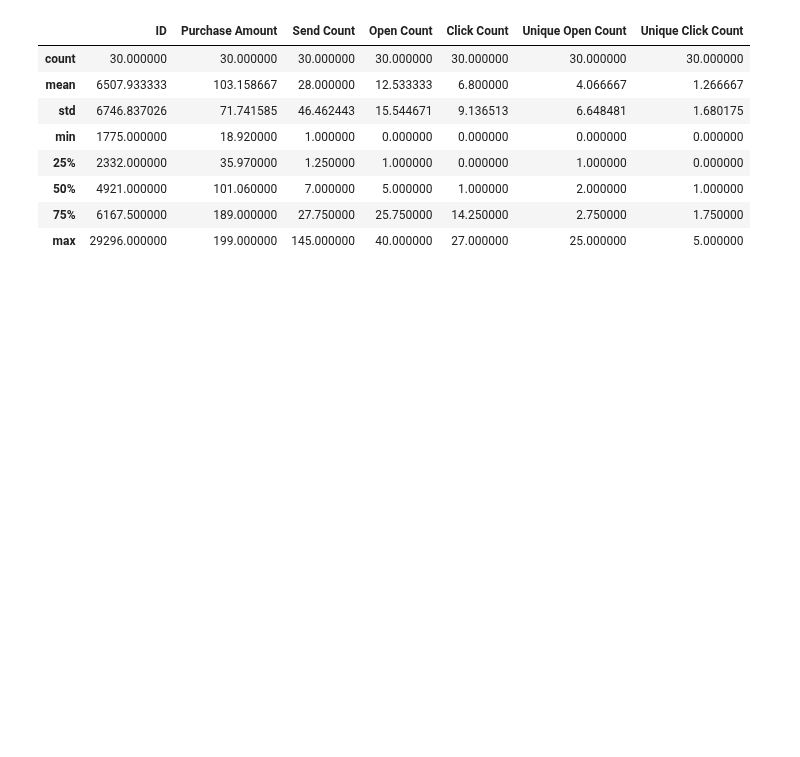
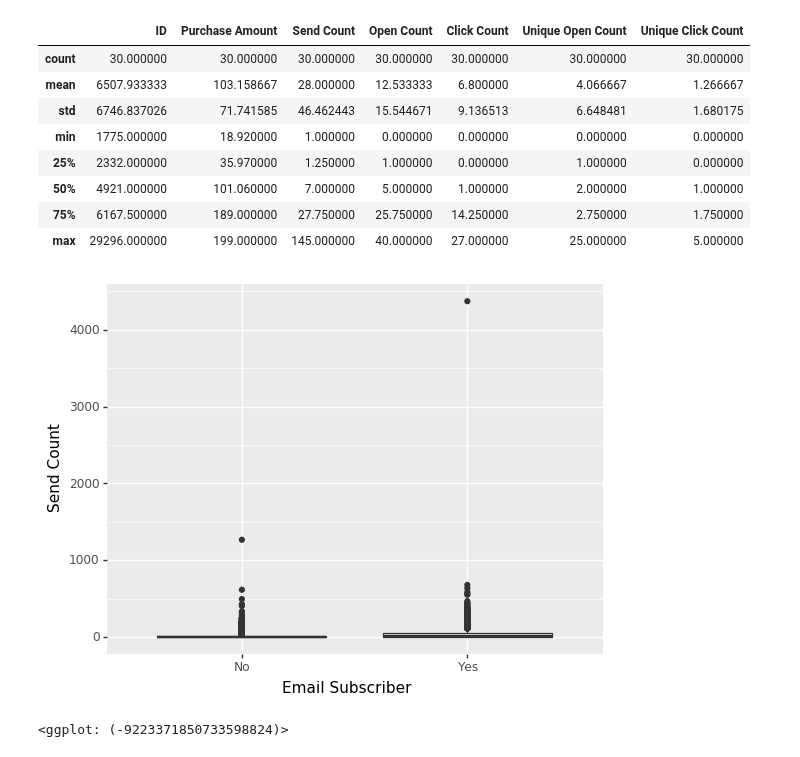
Before and after one commit to jgonz100/MGSC410-Final, a Jupyter notebook: eda.ipynb, the cells around one changed output. Cells and saved outputs as stored; diff of their text form; code cells hidden in the pictures; blank space fills up the shorter version.

```diff
--- a/eda.ipynb
+++ b/eda.ipynb
@@ -31,6 +31,7 @@ import datetime
 ### Subscriber Data
 # %%
 subscriber = pd.read_csv("data/subscriber.csv")
+subscriber_full = pd.read_csv("data/subscriber_dummies.csv")
 subscriber.head()
 # %% [output]
 |  | ID | Language | Subscription Type | Subscription Event Type | Purchase Store | Purchase Amount | Currency | ... |
@@ -163,6 +164,20 @@ for index in subscriber.index:
 subscriber['Purchase Amount'] = subscriber['Purchase Amount'].apply(lambda x: round(x, 2))
 #subscriber.to_csv("data/subscriber_clean.csv")
 subscriber.head(20)
+
+for index in subscriber_full.index:
+    if subscriber_full.at[index, 'Currency'] is np.nan:
+        continue
+    elif subscriber_full.at[index, 'Currency'] != 'USD':
+        current_val = subscriber_full.at[index, 'Purchase Amount']
+        new_val = current_val * usd_convert[subscriber_full.at[index, 'Currency']]
+        subscriber_full.at[index, 'Purchase Amount'] = new_val
+        subscriber_full.at[index, 'Currency'] = 'USD'
+    else:
+        continue
+
+subscriber_full['Purchase Amount'] = subscriber_full['Purchase Amount'].apply(lambda x: round(x, 2))
+subscriber_full.head()
 # %% [output]
 |  | ID | Language | Subscription Type | Subscription Event Type | Purchase Store | Purchase Amount | Currency | ... |
 | 0 | 1 | POR | Limited | INITIAL_PURCHASE | App | NaN | NaN | ... |
@@ -193,6 +197,7 @@ ggplot(subscriber) + geom_boxplot(aes(x = 'Subscription Type' , y = 'Purchase Am
 > Very unrealistic purchase amounts appear for mostly Limited subscriptions, dropping those with a purchase amount of above 300 as the max purchase price of a Rosetta Stone service is 299
 # %%
 subscriber.drop(subscriber.loc[subscriber['Purchase Amount'] > 300].index, inplace=True)
+subscriber_full.drop(subscriber_full.loc[subscriber_full['Purchase Amount'] > 300].index, inplace=True)
 subscriber.describe()
 # %% [output]
 |  | ID | Purchase Amount | Send Count | Open Count | Click Count | Unique Open Count | Unique Click Count |
@@ -524,0 +554,5 @@ subscriber_c2.describe()
+# %%
+ggplot(subscriber_full, aes(x = 'Email Subscriber', y = 'Send Count')) + geom_boxplot()
+# %% [output]
+[figure, added]
+<ggplot: (-9223371850733598824)>
```
Also changed, not shown: parts of 32 cells of this notebook.
